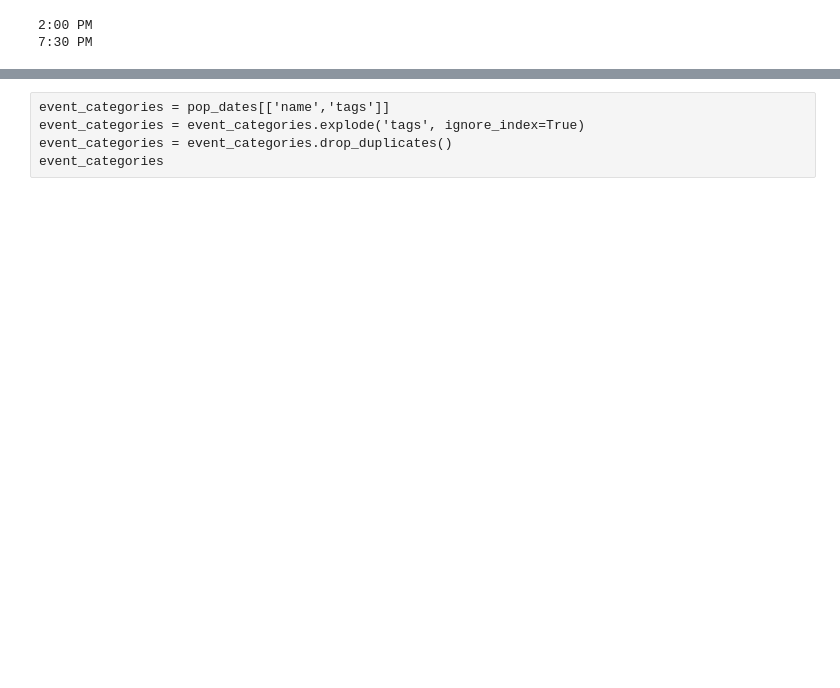
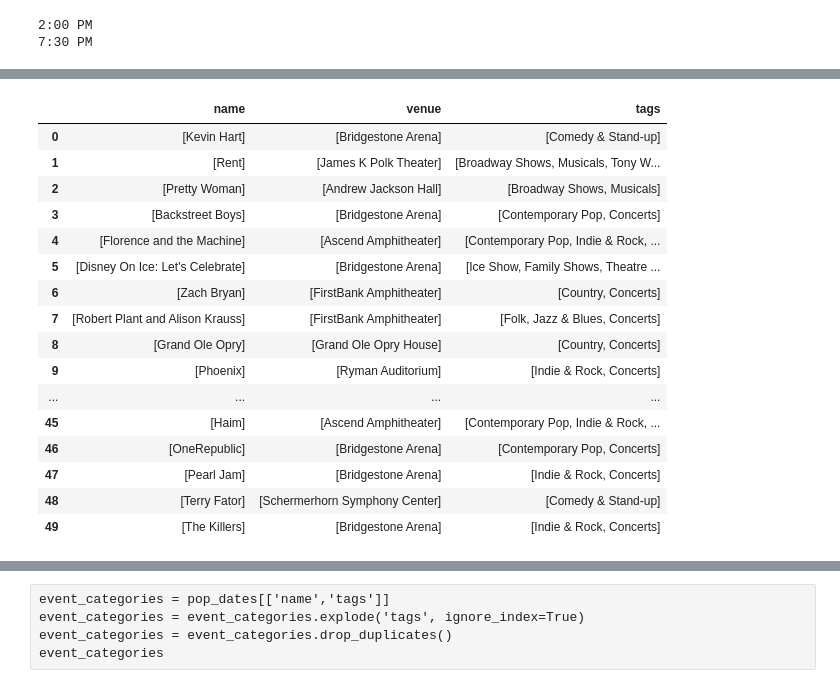
Before and after one commit to michaelcnorman/DDA7-Capstone-Michael, a Jupyter notebook: notebooks/Webscraping events.ipynb, the cells around one changed output, grey strips where cells are left out. Drawn from its saved outputs; the diff is of its cells as text; code cells hidden in the pictures; blank space fills up the shorter version.

```diff
--- a/notebooks/Webscraping events.ipynb
+++ b/notebooks/Webscraping events.ipynb
@@ -279,7 +279,7 @@ venue_dict = {'Bridgestone Arena':'bridgestone-arena',
               'Andrew Jackson Hall':'andrewjacksonhall',
               'Ascend Amphitheater':'ascend-amphitheater',
               'FirstBank Amphitheater':'firstbank-amphitheater',
-              'Grand Ole Opry House':'grandoldopry',
+              'Grand Ole Opry House':'grandoleopry',
               'Ryman Auditorium':'rymanauditorium',
               'Marathon Music Works':'marathon-music-works',
               'Country Music Hall of Fame and Museum':'country-music-hall-of-fame',
@@ -660,0 +680,5 @@ rent_soup.find('script')
+# %%
+names_and_venues = master_df[['name','venue']]
+names_and_venues = names_and_venues.drop_duplicates().reset_index(drop=True)
+names_and_venues = names_and_venues.rename(columns = {'name':'event'})
+names_and_venues.head(50)
@@ -660,0 +703,37 @@ rent_soup.find('script')
+# %%
+categories = []
+
+for index, row in names_and_venues.iterrows():
+    event = row['event'].replace(':','').replace("'",'').replace(' ','-').lower()
+    venue = row['venue']
+    venue = venue_dict[venue]
+    shows_url = f'https://www.nashville-theatre.com/theaters/{venue}/{event}.php'
+    r = requests.get(shows_url, headers=headers)
+    shows_soup = BS(r.text,'html.parser')
+    tags = {
+      'name' : [row['event']for entry in shows_soup.find_all('a',{'id':'top-nav-1'})],
+      'venue': [row['venue']for entry in shows_soup.find_all('a',{'id':'sub-nav-1'})],
+      'tags' : [entry.text for entry in shows_soup.find_all('a', {'class':'tag reverse'})]
+            }
+    categories.append(tags)
+# %%
+tags = pd.DataFrame(categories)
+tags.head(50)
+# %% [output]
+|  | name | venue | tags |
+| 0 | [Kevin Hart] | [Bridgestone Arena] | [Comedy & Stand-up] |
+| 1 | [Rent] | [James K Polk Theater] | [Broadway Shows, Musicals, Tony W... |
+| 2 | [Pretty Woman] | [Andrew Jackson Hall] | [Broadway Shows, Musicals] |
+| 3 | [Backstreet Boys] | [Bridgestone Arena] | [Contemporary Pop, Concerts] |
+| 4 | [Florence and the Machine] | [Ascend Amphitheater] | [Contemporary Pop, Indie & Rock, ... |
+| 5 | [Disney On Ice: Let's Celebrate] | [Bridgestone Arena] | [Ice Show, Family Shows, Theatre ... |
+| 6 | [Zach Bryan] | [FirstBank Amphitheater] | [Country, Concerts] |
+| 7 | [Robert Plant and Alison Krauss] | [FirstBank Amphitheater] | [Folk, Jazz & Blues, Concerts] |
+| 8 | [Grand Ole Opry] | [Grand Ole Opry House] | [Country, Concerts] |
+| 9 | [Phoenix] | [Ryman Auditorium] | [Indie & Rock, Concerts] |
+| ... | ... | ... | ... |
+| 45 | [Haim] | [Ascend Amphitheater] | [Contemporary Pop, Indie & Rock, ... |
+| 46 | [OneRepublic] | [Bridgestone Arena] | [Contemporary Pop, Concerts] |
+| 47 | [Pearl Jam] | [Bridgestone Arena] | [Indie & Rock, Concerts] |
+| 48 | [Terry Fator] | [Schermerhorn Symphony Center] | [Comedy & Stand-up] |
+| 49 | [The Killers] | [Bridgestone Arena] | [Indie & Rock, Concerts] |
```
Also changed, not shown: parts of 23 cells of this notebook.
